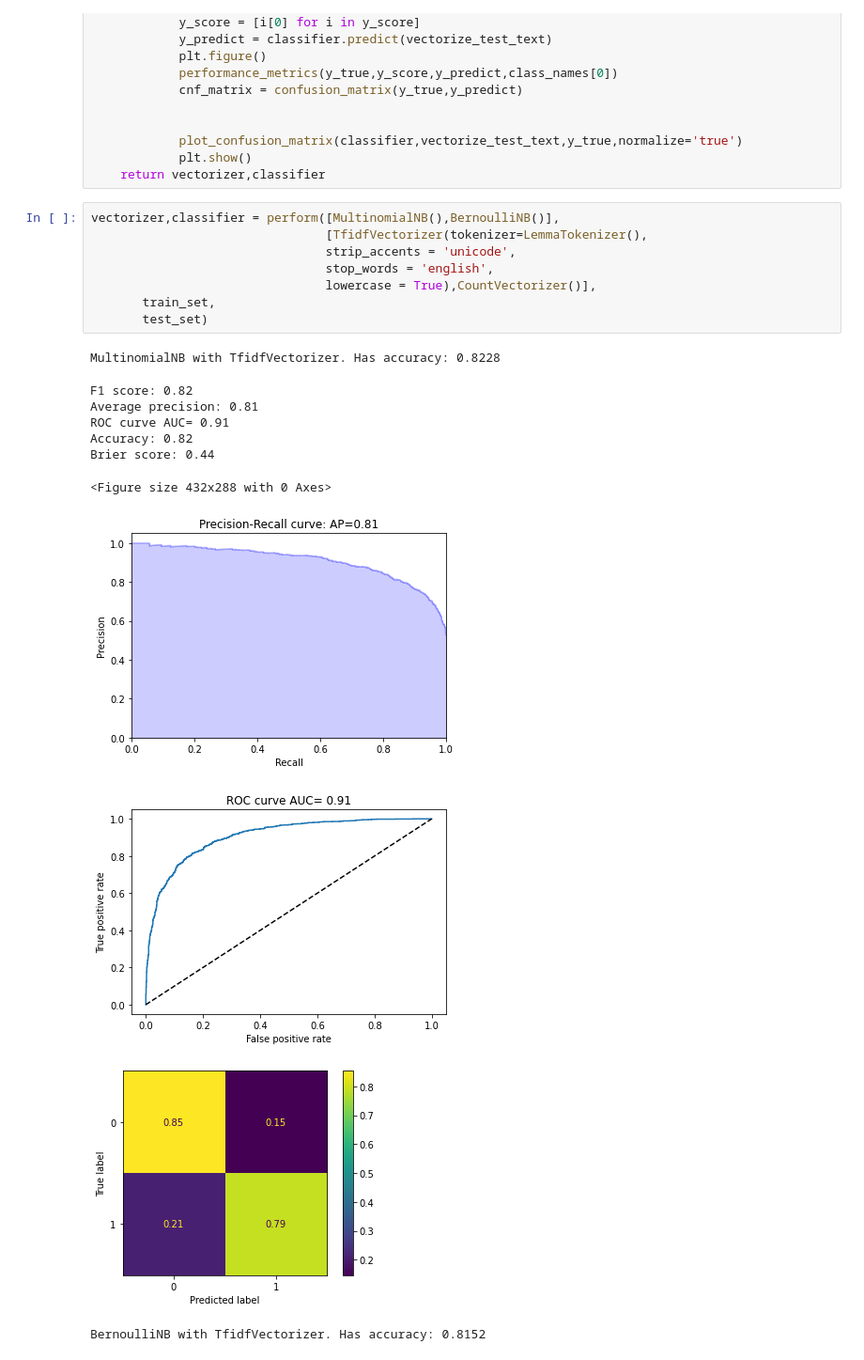
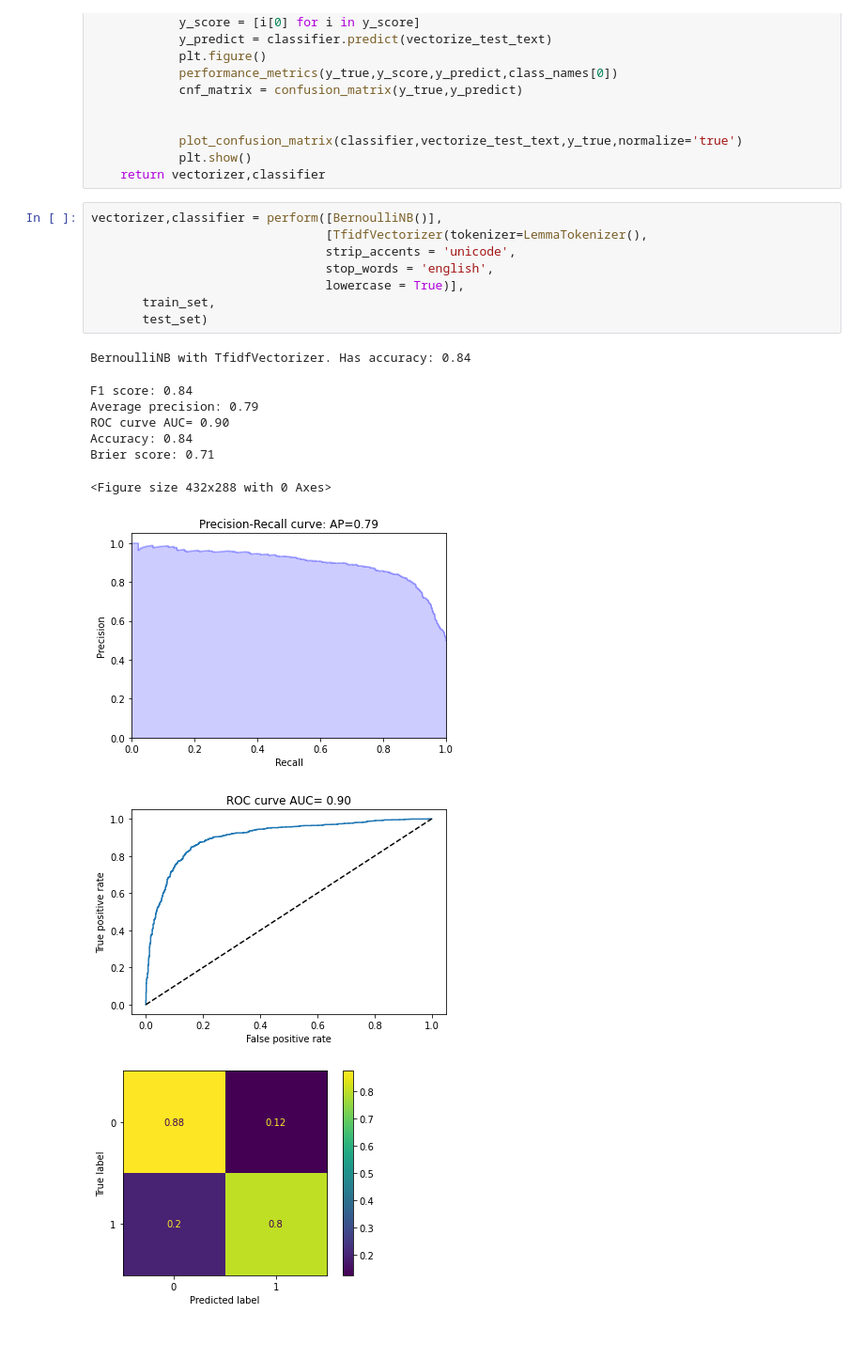
Before and after one commit to leventguner/data-science-certificate-program, a Jupyter notebook: natural-language-processing/nlp-basic-sentiment.ipynb, the cells around one changed output. Shown at 94% size. Drawn from its saved outputs; the diff is of its cells as text.

```diff
--- a/natural-language-processing/nlp-basic-sentiment.ipynb
+++ b/natural-language-processing/nlp-basic-sentiment.ipynb
@@ -229,22 +229,21 @@ def perform(classifiers, vectorizers, train_set, test_set):
             plt.show()
     return vectorizer,classifier
 # %%
-vectorizer,classifier = perform([MultinomialNB(),BernoulliNB()],
+vectorizer,classifier = perform([BernoulliNB()],
                                 [TfidfVectorizer(tokenizer=LemmaTokenizer(),
                                 strip_accents = 'unicode',
                                 stop_words = 'english',
-                                lowercase = True),CountVectorizer()],
+                                lowercase = True)],
        train_set,
        test_set)
 # %% [output]
-MultinomialNB with TfidfVectorizer. Has accuracy: 0.8228
+BernoulliNB with TfidfVectorizer. Has accuracy: 0.84
-F1 score: 0.82
-Average precision: 0.81
-ROC curve AUC= 0.91
-Accuracy: 0.82
-Brier score: 0.44
+F1 score: 0.84
+Average precision: 0.79
+ROC curve AUC= 0.90
+Accuracy: 0.84
+Brier score: 0.71
 <Figure size 432x288 with 0 Axes>
-[figure, old version]
+[figure, new version]
-[figure, old version]
+[figure, new version]
-[figure, old version]
+[figure, new version]
-BernoulliNB with TfidfVectorizer. Has accuracy: 0.8152
```
Also changed, not shown: parts of 21 cells of this notebook.
